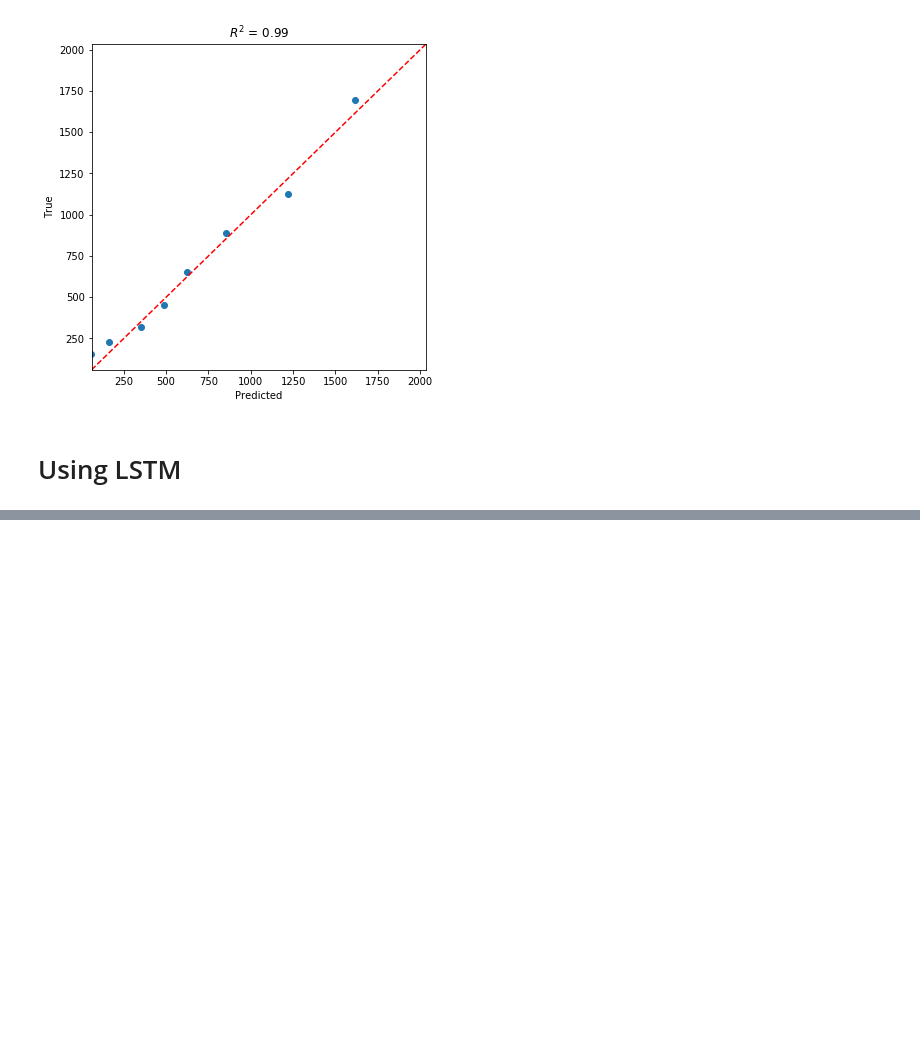
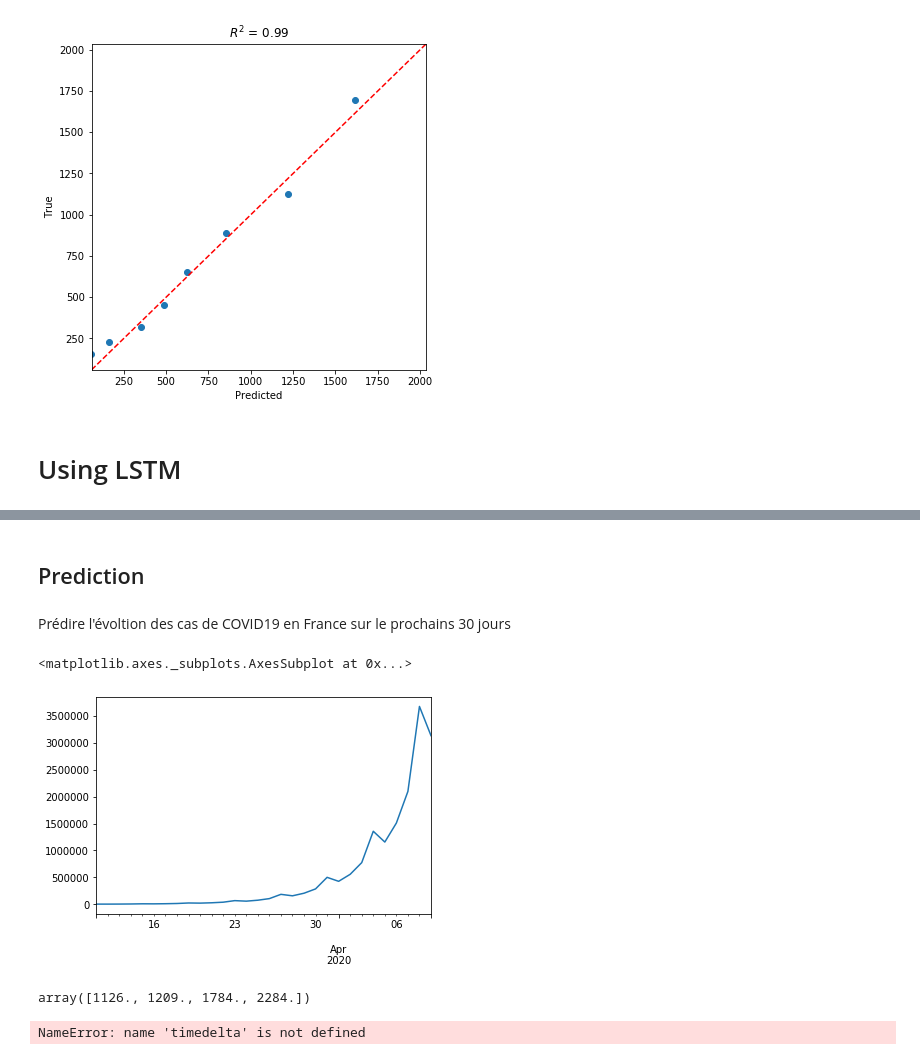
Before and after one commit to AmineDiro/Prediction-COVID19-France-, a Jupyter notebook: EDA.ipynb, the cells around one changed output, grey strips where cells are left out. Drawn from its saved outputs; the diff is of its cells as text; code cells hidden in the pictures; blank space fills up the shorter version.

Commit message:
LSTM v1 added

```diff
--- a/EDA.ipynb
+++ b/EDA.ipynb
@@ -167,0 +185,6 @@ from sklearn.metrics import mean_squared_error
+# %%
+# define input sequence
+# choose a number of time steps ( equivalent to # of features)
+n_steps = 4
+
+X, y = split_sequence(f_confirmed, n_steps)
@@ -167,0 +193,12 @@ from sklearn.metrics import mean_squared_error
+# %%
+n_features = 1
+
+X = X.reshape((X.shape[0], X.shape[1], n_features))
+
+# define model
+model = Sequential()
+model.add(LSTM(50, activation='relu', input_shape=(n_steps, n_features)))
+model.add(Dense(1))
+model.compile(optimizer='adam', loss='mse')
+# fit model
+model.fit(X, y, epochs=200, verbose=0)
@@ -167,0 +222,29 @@ from sklearn.metrics import mean_squared_error
+# %% [markdown]
+## Prediction
+# %% [markdown]
+Prédire l'évoltion des cas de COVID19 en France sur le prochains 30 jours
+# %%
+n=30
+index30 = pd.date_range(f_confirmed.index[-1]+1, periods=n, freq='D')
+last_cases = f_confirmed[-n_steps:].values
+prediction30 = []
+for i in range(n):
+    x_input = last_cases[-n_steps:]
+    x_input = x_input.reshape((1, n_steps, n_features))
+    y_pred = model.predict(x_input)
+    prediction30.append(int(y_pred[0][0]))
+    last_cases=np.append(last_cases,int(y_pred[0][0]))
+serie30= pd.Series(data=prediction30,index=index30)
+# %%
+serie30.plot()
+# %% [output]
+<matplotlib.axes._subplots.AxesSubplot at 0x...>
+[figure, added]
+# %%
+f_confirmed[-n_steps:].values
+# %% [output]
+array([1126., 1209., 1784., 2284.])
+# %%
+timedelta(f_confirmed.index[-1],1)
+# %% [output]
+NameError: name 'timedelta' is not defined
```
Also changed, not shown: parts of 6 cells of this notebook.
